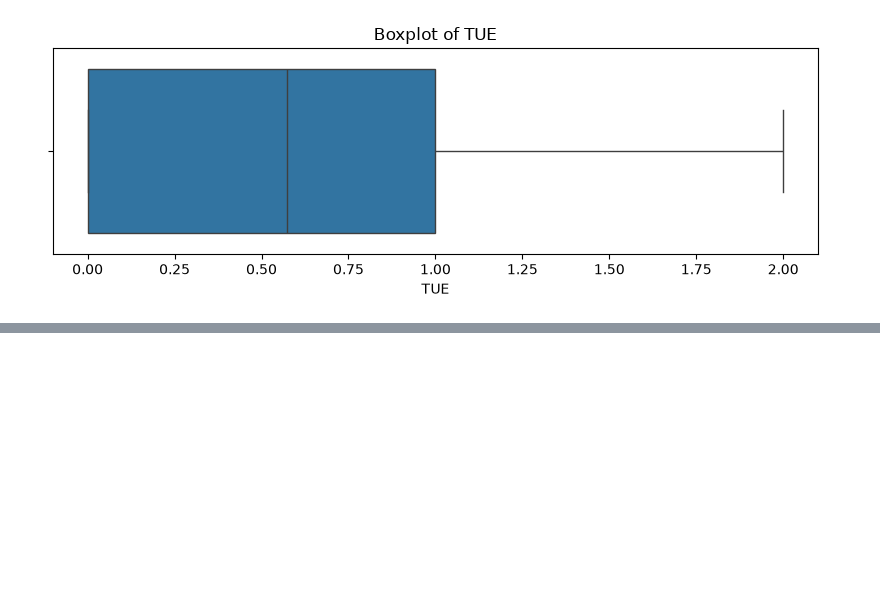
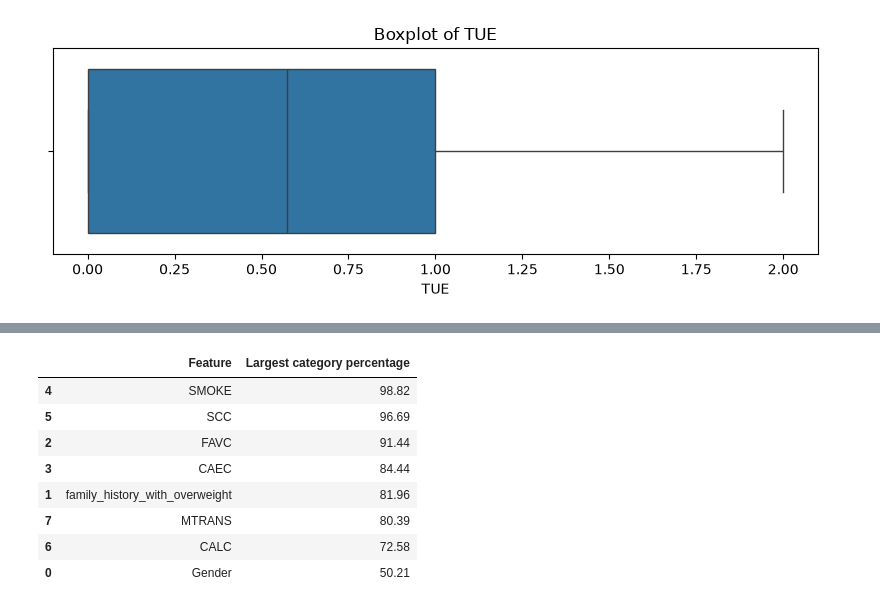
Before and after one commit to SMCodeX7/Obesity-Risk-Intelligence-System, a Jupyter notebook: notebooks/02_eda.ipynb, the cells around one changed output, grey strips where cells are left out. Cells and saved outputs as stored; diff of their text form; code cells hidden in the pictures; blank space fills up the shorter version.

```diff
--- a/notebooks/02_eda.ipynb
+++ b/notebooks/02_eda.ipynb
@@ -115,0 +228,37 @@ for column in numerical_features:
+# %%
+category_concentration = []
+
+for column in categorical_features:
+    most_common_percentage = (
+        df[column]
+        .value_counts(normalize=True)
+        .max()
+        * 100
+    )
+
+    category_concentration.append({
+        "Feature": column,
+        "Largest category percentage": round(
+            most_common_percentage,
+            2,
+        ),
+    })
+
+category_concentration_df = pd.DataFrame(
+    category_concentration
+).sort_values(
+    by="Largest category percentage",
+    ascending=False,
+)
+
+category_concentration_df
+# %% [output]
+|  | Feature | Largest category percentage |
+| 4 | SMOKE | 98.82 |
+| 5 | SCC | 96.69 |
+| 2 | FAVC | 91.44 |
+| 3 | CAEC | 84.44 |
+| 1 | family_history_with_overweight | 81.96 |
+| 7 | MTRANS | 80.39 |
+| 6 | CALC | 72.58 |
+| 0 | Gender | 50.21 |
```
Also changed, not shown: parts of 3 cells of this notebook.
